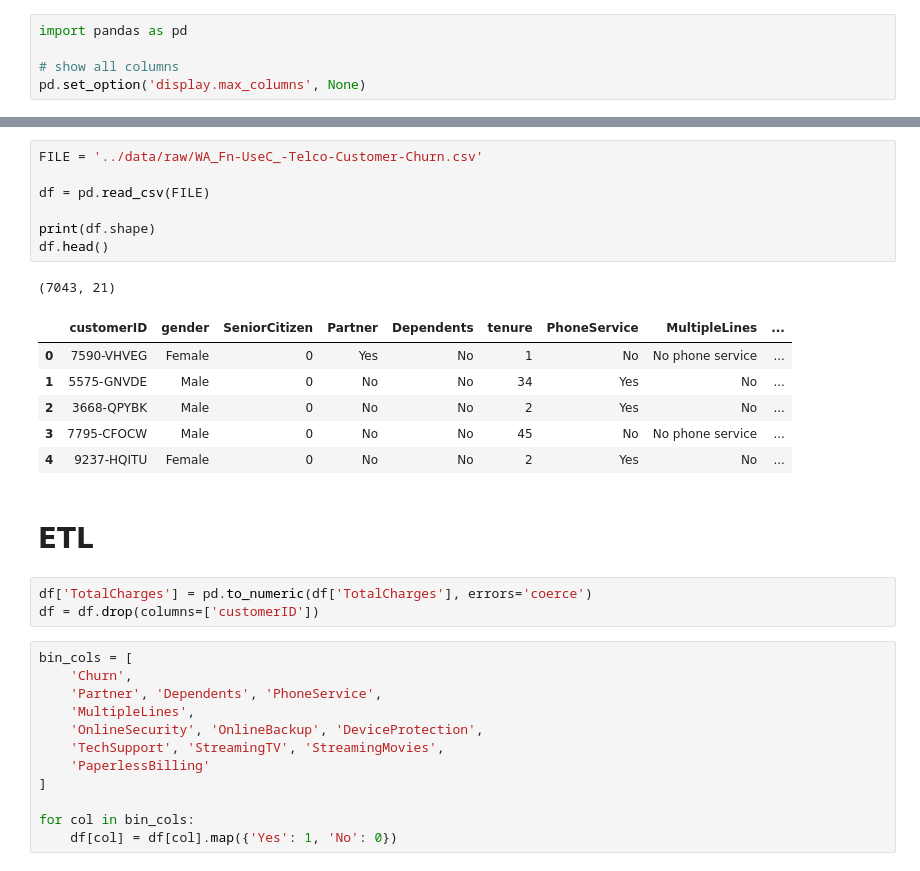
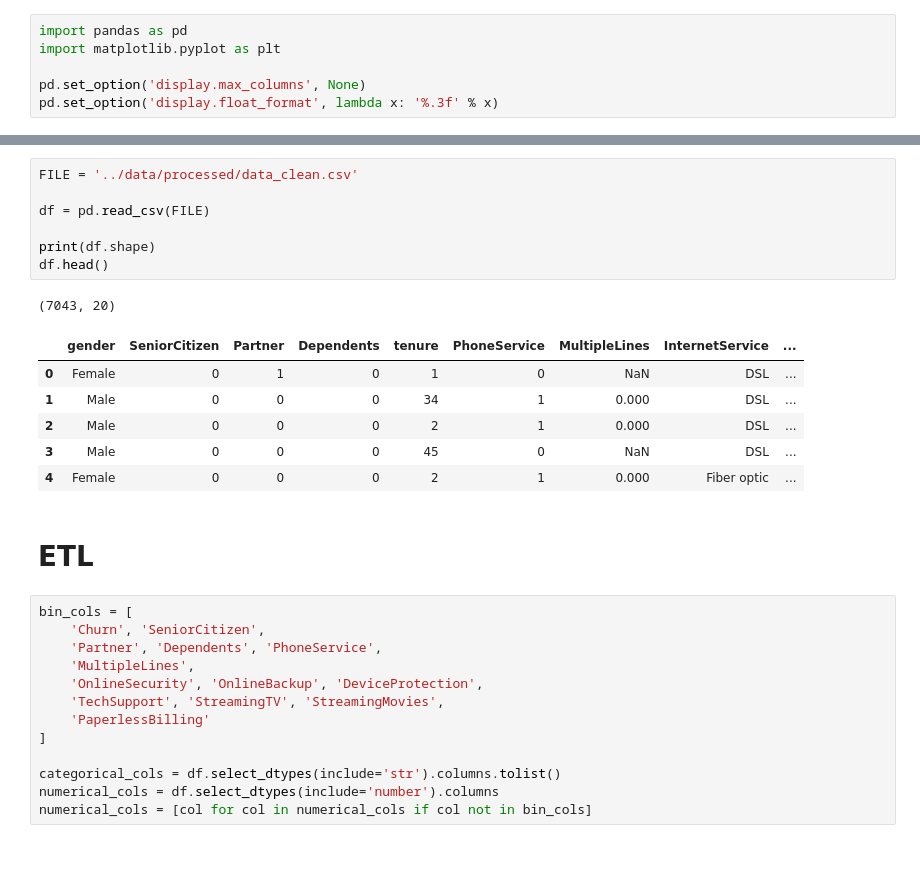
Before and after one commit to njimenez94/churn-ml, a Jupyter notebook: notebooks/EDA.ipynb, the cells around one changed output, grey strips where cells are left out. Cells and saved outputs as stored; diff of their text form.

Commit message:
crea clean data

```diff
--- a/notebooks/EDA.ipynb
+++ b/notebooks/EDA.ipynb
@@ -1,6 +1,7 @@
 # %%
 import pandas as pd
+import matplotlib.pyplot as plt
 
-# show all columns
 pd.set_option('display.max_columns', None)
+pd.set_option('display.float_format', lambda x: '%.3f' % x)
 # %%
@@ -10,26 +11,23 @@ telco-customer-churn.zip  WA_Fn-UseC_-Telco-Customer-Churn.csv
 # %%
-FILE = '../data/raw/WA_Fn-UseC_-Telco-Customer-Churn.csv'
+FILE = '../data/processed/data_clean.csv'
 
 df = pd.read_csv(FILE)
 
 print(df.shape)
 df.head()
 # %% [output]
-(7043, 21)
+(7043, 20)
-|  | customerID | gender | SeniorCitizen | Partner | Dependents | tenure | PhoneService | MultipleLines | ... |
-| 0 | 7590-VHVEG | Female | 0 | Yes | No | 1 | No | No phone service | ... |
-| 1 | 5575-GNVDE | Male | 0 | No | No | 34 | Yes | No | ... |
-| 2 | 3668-QPYBK | Male | 0 | No | No | 2 | Yes | No | ... |
-| 3 | 7795-CFOCW | Male | 0 | No | No | 45 | No | No phone service | ... |
-| 4 | 9237-HQITU | Female | 0 | No | No | 2 | Yes | No | ... |
+|  | gender | SeniorCitizen | Partner | Dependents | tenure | PhoneService | MultipleLines | InternetService | ... |
+| 0 | Female | 0 | 1 | 0 | 1 | 0 | NaN | DSL | ... |
+| 1 | Male | 0 | 0 | 0 | 34 | 1 | 0.000 | DSL | ... |
+| 2 | Male | 0 | 0 | 0 | 2 | 1 | 0.000 | DSL | ... |
+| 3 | Male | 0 | 0 | 0 | 45 | 0 | NaN | DSL | ... |
+| 4 | Female | 0 | 0 | 0 | 2 | 1 | 0.000 | Fiber optic | ... |
 # %% [markdown]
 # ETL
-# %%
-df['TotalCharges'] = pd.to_numeric(df['TotalCharges'], errors='coerce')
-df = df.drop(columns=['customerID'])
 # %%
 bin_cols = [
-    'Churn',
+    'Churn', 'SeniorCitizen',
     'Partner', 'Dependents', 'PhoneService',
     'MultipleLines',
     'OnlineSecurity', 'OnlineBackup', 'DeviceProtection',
@@ -37,5 +35,6 @@ bin_cols = [
     'PaperlessBilling'
 ]
 
-for col in bin_cols:
-    df[col] = df[col].map({'Yes': 1, 'No': 0})
+categorical_cols = df.select_dtypes(include='str').columns.tolist()
+numerical_cols = df.select_dtypes(include='number').columns
+numerical_cols = [col for col in numerical_cols if col not in bin_cols]
```
Also changed, not shown: parts of 7 cells of this notebook, 2 other files.
